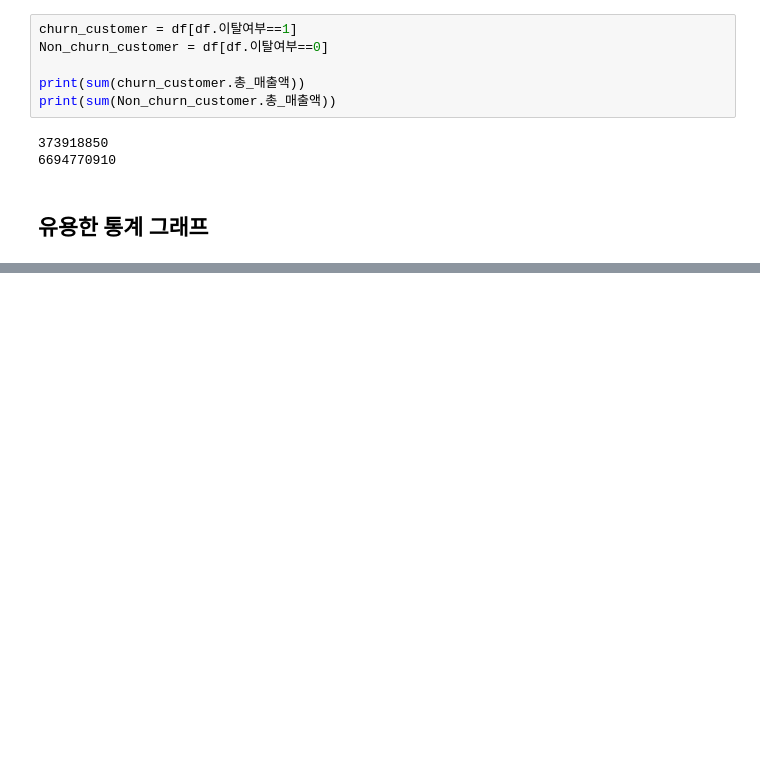
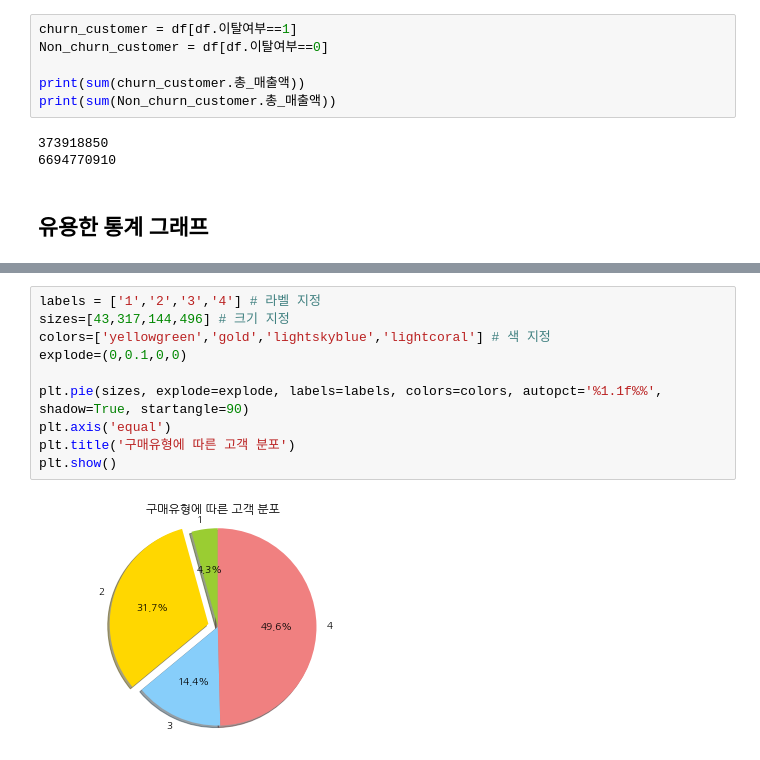
Before and after one commit to OH1107/self_study, a Jupyter notebook: training/4장_데이터_전처리_및_기초분석.ipynb, the cells around one changed output, grey strips where cells are left out. Drawn from its saved outputs; the diff is of its cells as text; blank space fills up the shorter version.

```diff
--- a/training/4장_데이터_전처리_및_기초분석.ipynb
+++ b/training/4장_데이터_전처리_및_기초분석.ipynb
@@ -239,0 +299,12 @@ print(sum(Non_churn_customer.총_매출액))
+# %%
+labels = ['1','2','3','4'] # 라벨 지정
+sizes=[43,317,144,496] # 크기 지정
+colors=['yellowgreen','gold','lightskyblue','lightcoral'] # 색 지정
+explode=(0,0.1,0,0)
+
+plt.pie(sizes, explode=explode, labels=labels, colors=colors, autopct='%1.1f%%', shadow=True, startangle=90)
+plt.axis('equal')
+plt.title('구매유형에 따른 고객 분포')
+plt.show()
+# %% [output]
+[figure, added]
```
Also changed, not shown: parts of 10 cells of this notebook.
